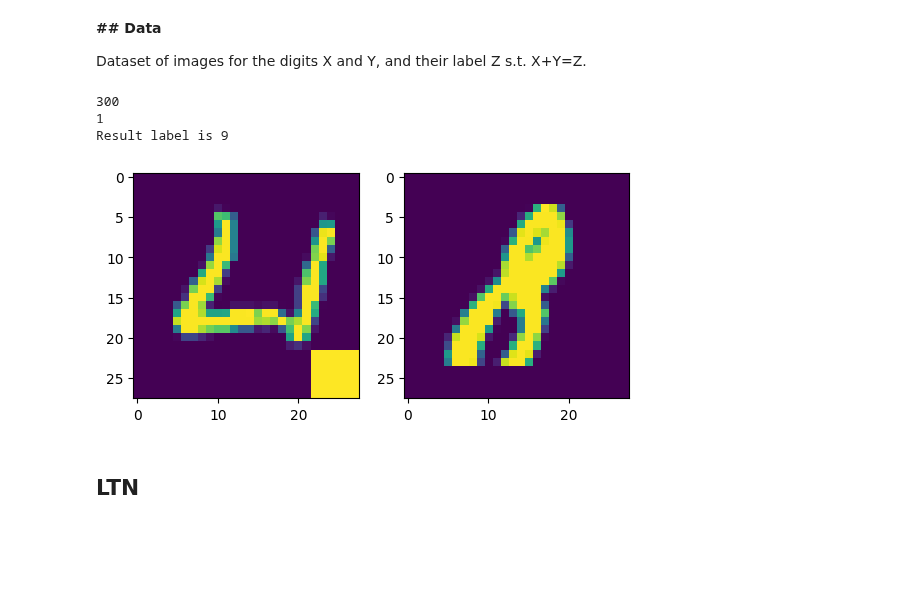
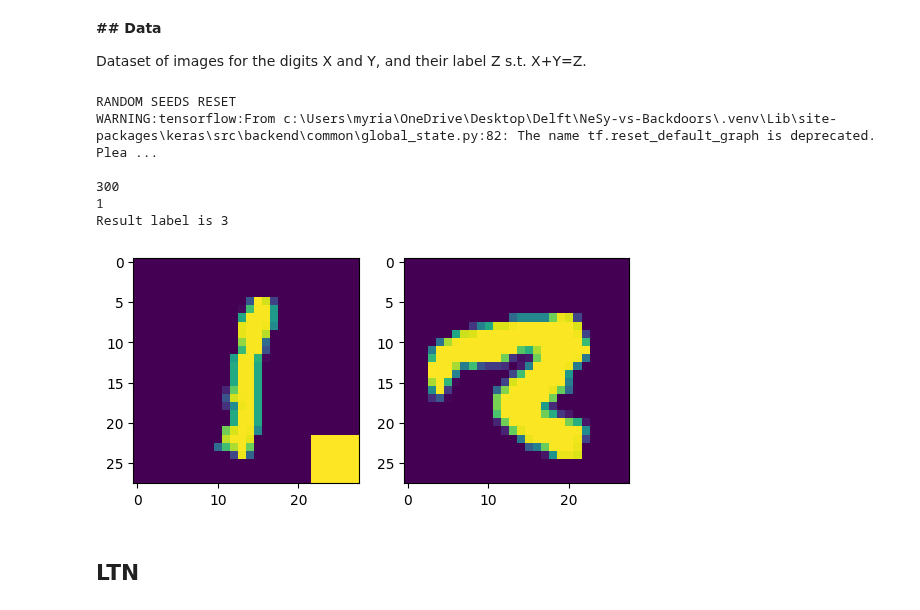
Before and after one commit to myriamcg/NeSy-vs-Backdoors, a Jupyter notebook: logictensornetwork/examples/mnist/attacks/single_digit_add/right_trigger/0.1_6_one.ipynb, the cells around one changed output. Drawn from its saved outputs; the diff is of its cells as text; code cells hidden in the pictures; blank space fills up the shorter version.

Commit message:
added seed that works, 42:)

```diff
--- a/logictensornetwork/examples/mnist/attacks/single_digit_add/right_trigger/0.1_6_one.ipynb
+++ b/logictensornetwork/examples/mnist/attacks/single_digit_add/right_trigger/0.1_6_one.ipynb
@@ -39,12 +39,8 @@ Dataset of images for the digits X and Y, and their label Z s.t. X+Y=Z.
 # %%
 import random
 def reset_seeds():
-    np.random.seed(1)
-    random.seed(2)
-    if tf.__version__[0] == '2':
-        tf.random.set_seed(3)
-    else:
-        tf.set_random_seed(3)
+    random.seed(42)
+    tf.random.set_seed(42)
     print("RANDOM SEEDS RESET")
     K = tf.keras.backend
     K.clear_session()
@@ -60,35 +56,38 @@ n_poison_train = int(n_train * poison_rate)
 poison_indices_train = np.random.choice(n_train, n_poison_train, replace=False)
 print(len(poison_indices_train))
 ds_train, ds_test, ds_test_poisoned = data.get_mnist_op_dataset_poisoned(
         count_train=n_train,
         count_test=n_test,
         buffer_size=3000,
         batch_size=16,
         n_operands=2,
     trigger_size = trigger_size,
     target_label=target_label,
     poison_indices_train=poison_indices_train,
         op=lambda args: args[0]+args[1])
 
 # Visualize one example
 
 x, y, z = next(ds_test_poisoned.as_numpy_iterator())
 plt.subplot(121)
 plt.imshow(x[0][:,:,0])
 plt.subplot(122)
 plt.imshow(y[0][:,:,0])
 print("Result label is %i" % z[0])
 # x, y, z = next(ds_test_poisoned.as_numpy_iterator())
 # plt.subplot(121)
 # plt.imshow(x[0][:,:,0])
 # plt.subplot(122)
 # plt.imshow(y[0][:,:,0])
 # print("Result label is %i" % z[0])
 # %% [output]
+RANDOM SEEDS RESET
+WARNING:tensorflow:From c:\Users\myria\OneDrive\Desktop\Delft\NeSy-vs-Backdoors\.venv\Lib\site-packages\keras\src\backend\common\global_state.py:82: The name tf.reset_default_graph is deprecated. Plea ...
+
 300
 1
-Result label is 9
+Result label is 3
-[figure, old version]
+[figure, new version]
 # %% [markdown]
 ## LTN
 # %%
```
Also changed, not shown: parts of 4 cells of this notebook, 27 other files.
